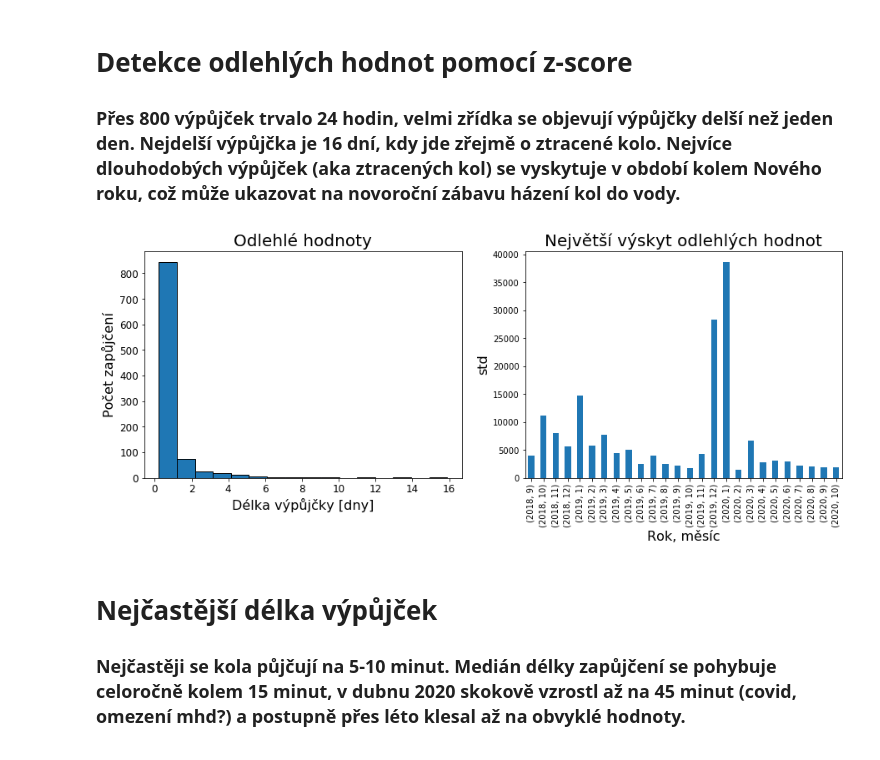
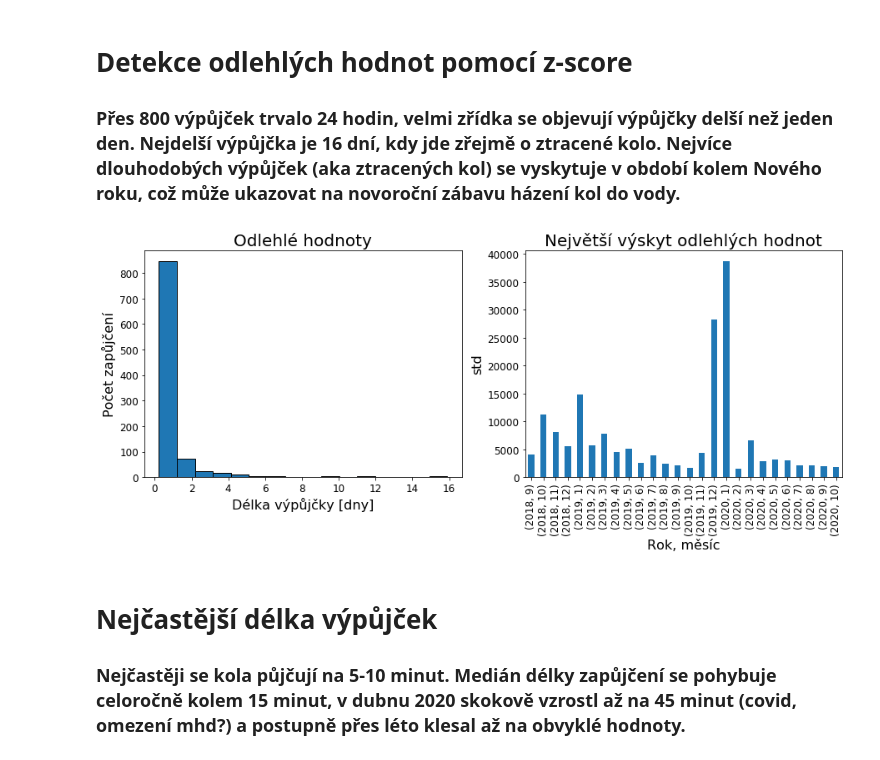
Before and after one commit to barborakacerovska/Engeto, a Jupyter notebook: Projekty/Python project Edinburgh bike sharing.ipynb, the cells around one changed output. Drawn from its saved outputs; the diff is of its cells as text; code cells hidden in the pictures.

```diff
--- a/Projekty/Python project Edinburgh bike sharing.ipynb
+++ b/Projekty/Python project Edinburgh bike sharing.ipynb
@@ -261,32 +251,32 @@ df_distance
 # %%
 dur_mins = pd.DataFrame(df.duration /60)
 dur_mins['zs']= abs(dur_mins.duration - dur_mins.duration.mean()) / dur_mins.duration.std()
 odlehle_hodnoty = dur_mins.query('zs>2').sort_values(by='zs') /60/24 #převod na hodiny
 
 # Velikost binu
 pocet_dni = 1
 x = round(max(odlehle_hodnoty.duration)/pocet_dni)
 
 
 fig = plt.figure(figsize=(15,5))
 ax1 = fig.add_subplot(1, 2, 1)
 
 odlehle_hodnoty['duration'].plot.hist(bins=x, edgecolor='k', fontsize = 12 )
 ax1.set_title('Odlehlé hodnoty')
 ax1.set_xlabel('Délka výpůjčky [dny]')
 ax1.set_ylabel('Počet zapůjčení');
 
 #for i in range(0,round(max(odlehle_hodnoty.duration)/24)):
  #   ax.axvline(i*24, c='g', alpha = 0.5)
 
 df2 = df.groupby([pd.DatetimeIndex(df['started_at']).year, pd.DatetimeIndex(df['started_at']).month]).duration.std()
 ax2 = fig.add_subplot(1, 2, 2)
-df2.plot(kind='bar', ax = ax2)
+df2.plot(kind='bar', ax = ax2, fontsize = 12)
 ax2.set_title('Největší výskyt odlehlých hodnot')
 ax2.set_xlabel('Rok, měsíc')
 ax2.set_ylabel('std');
 # %% [output]
-[figure, old version]
+[figure, new version]
 # %% [markdown]
 # Nejčastější délka výpůjček
 ### Nejčastěji se kola půjčují na 5-10 minut. Medián délky zapůjčení se pohybuje celoročně kolem 15 minut, v dubnu 2020 skokově vzrostl až na 45 minut (covid, omezení mhd?) a postupně přes léto klesal až na obvyklé hodnoty.
```
Also changed, not shown: parts of 15 cells of this notebook.
